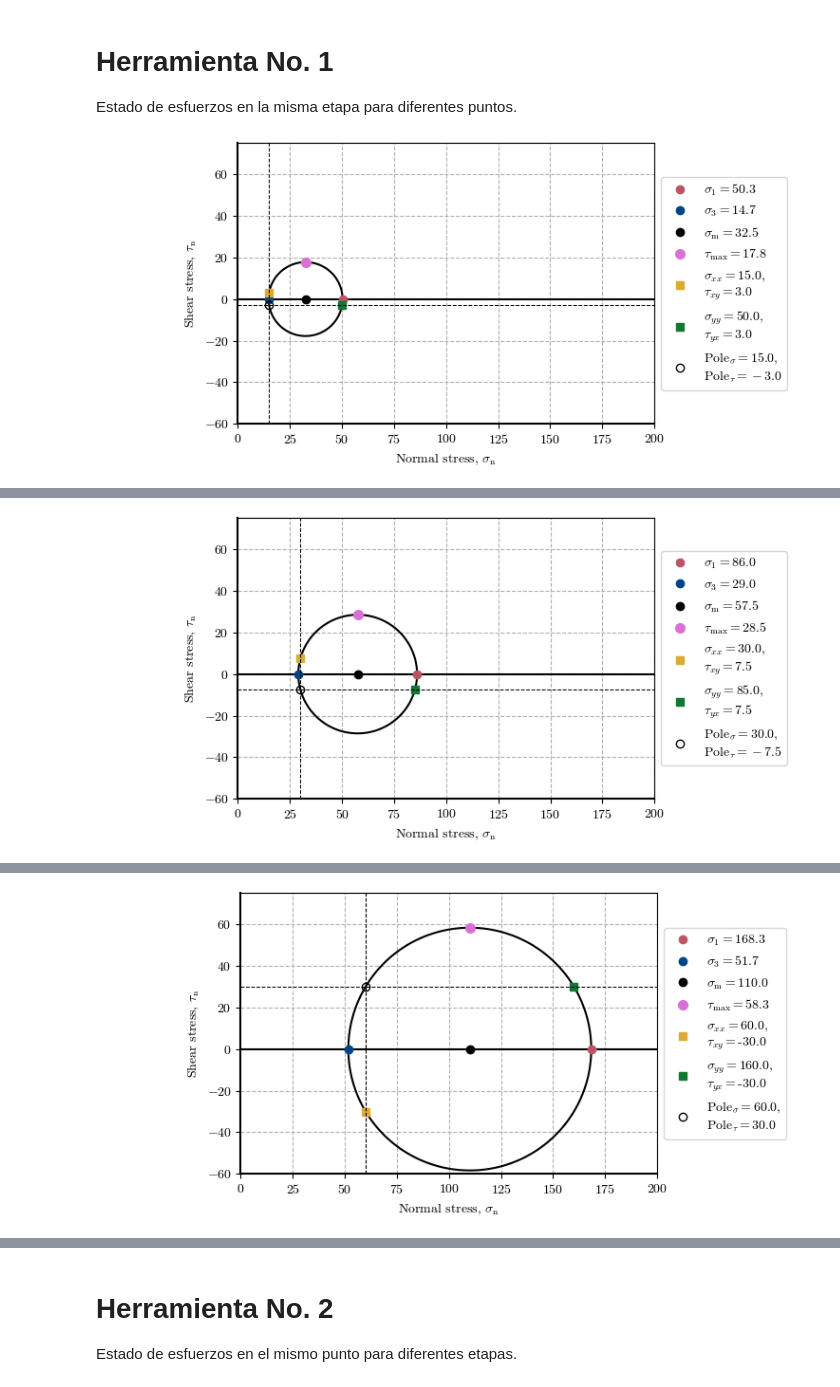
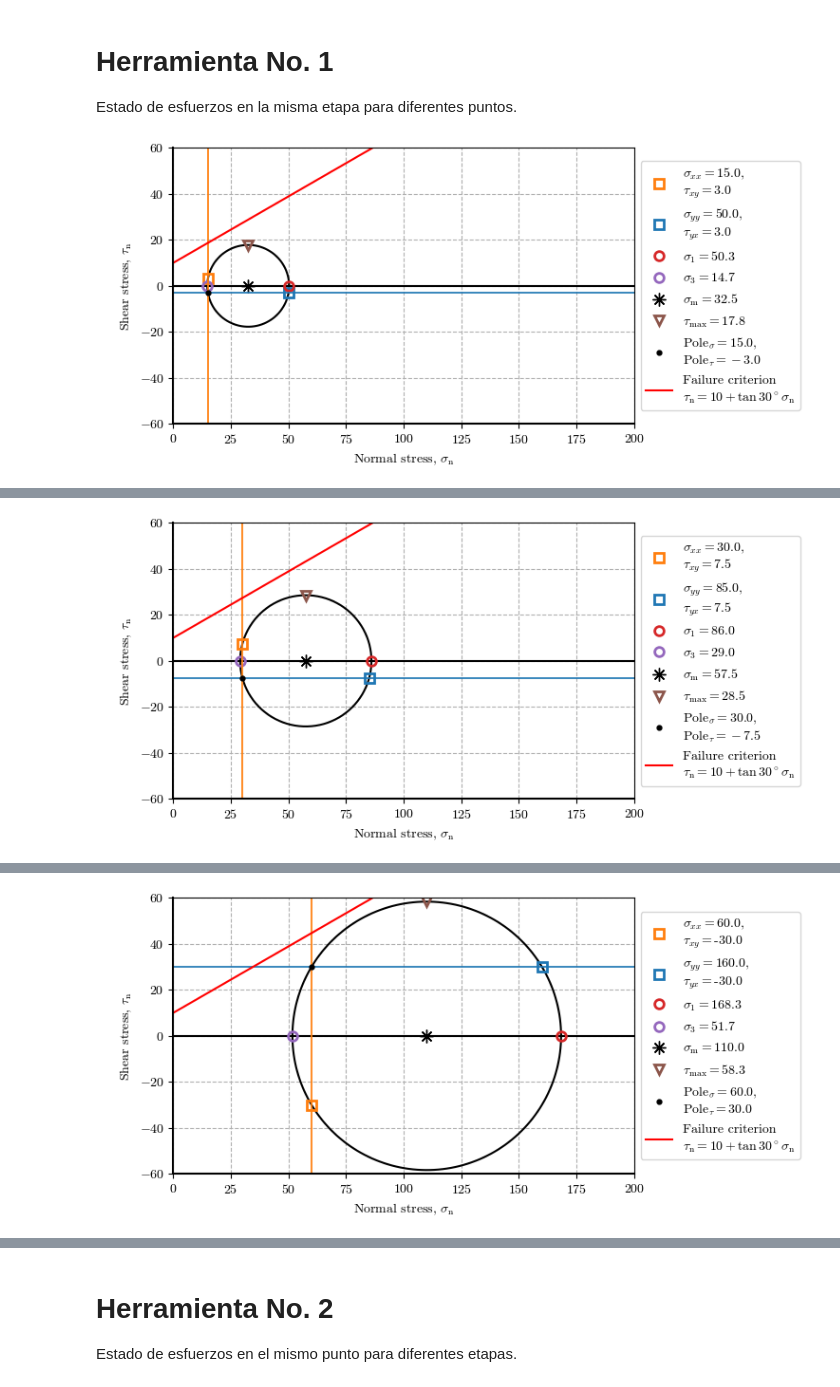
Before and after one commit to AppliedMechanics-EAFIT/slope_stability, a Jupyter notebook: notebooks/mohr_circles_and_stress_paths.ipynb, the cells around one changed output, grey strips where cells are left out. Saved outputs shown, nothing was run; the diff lists cells and outputs as text; code cells hidden in the pictures.

```diff
--- a/notebooks/mohr_circles_and_stress_paths.ipynb
+++ b/notebooks/mohr_circles_and_stress_paths.ipynb
@@ -303,15 +302,15 @@ HBox(children=(VBox(children=(FloatSlider(value=30.0, description='σ_xx', layou
 
 Estado de esfuerzos en la misma etapa para diferentes puntos.
 # %%
-puntoX_etapa3 = plot_mohr_circle(sigma_xx=15, sigma_yy=50, tau_xy=3, envelope={'c': 10, '𝜙': 30}, xlim=(00, 200), ylim=(-60, 75), plot_pole=True, figsize=[7.5, 3.5])
-puntoY_etapa3 = plot_mohr_circle(sigma_xx=30, sigma_yy=85, tau_xy=7.5, envelope={'c': 10, '𝜙': 30}, xlim=(00, 200), ylim=(-60, 75), plot_pole=True, figsize=[7.5, 3.5])
-puntoZ_etapa3 = plot_mohr_circle(sigma_xx=60, sigma_yy=160, tau_xy=-30, envelope={'c': 10, '𝜙': 30}, xlim=(00, 200), ylim=(-60, 75), plot_pole=True, figsize=[7.5, 3.5])
+puntoX_etapa3 = plot_mohr_circle(𝜎_xx=15, 𝜎_yy=50, 𝜏_xy=3, envelope={'c': 10, '𝜙': 30}, plot_envelope=True, xlim=(00, 200), ylim=(-60, 60), plot_pole=True, figsize=[7.5, 3.5])
+puntoY_etapa3 = plot_mohr_circle(𝜎_xx=30, 𝜎_yy=85, 𝜏_xy=7.5, envelope={'c': 10, '𝜙': 30}, plot_envelope=True, xlim=(00, 200), ylim=(-60, 60), plot_pole=True, figsize=[7.5, 3.5])
+puntoZ_etapa3 = plot_mohr_circle(𝜎_xx=60, 𝜎_yy=160, 𝜏_xy=-30, envelope={'c': 10, '𝜙': 30}, plot_envelope=True, xlim=(00, 200), ylim=(-60, 60), plot_pole=True, figsize=[7.5, 3.5])
 # %% [output]
-[figure, old version]
+[figure, new version]
 [interactive output not drawn]
-[figure, old version]
+[figure, new version]
 [interactive output not drawn]
-[figure, old version]
+[figure, new version]
 [interactive output not drawn]
 # %% [markdown]
 # Herramienta No. 2
```
Also changed, not shown: parts of 6 cells of this notebook, 3 other files.
